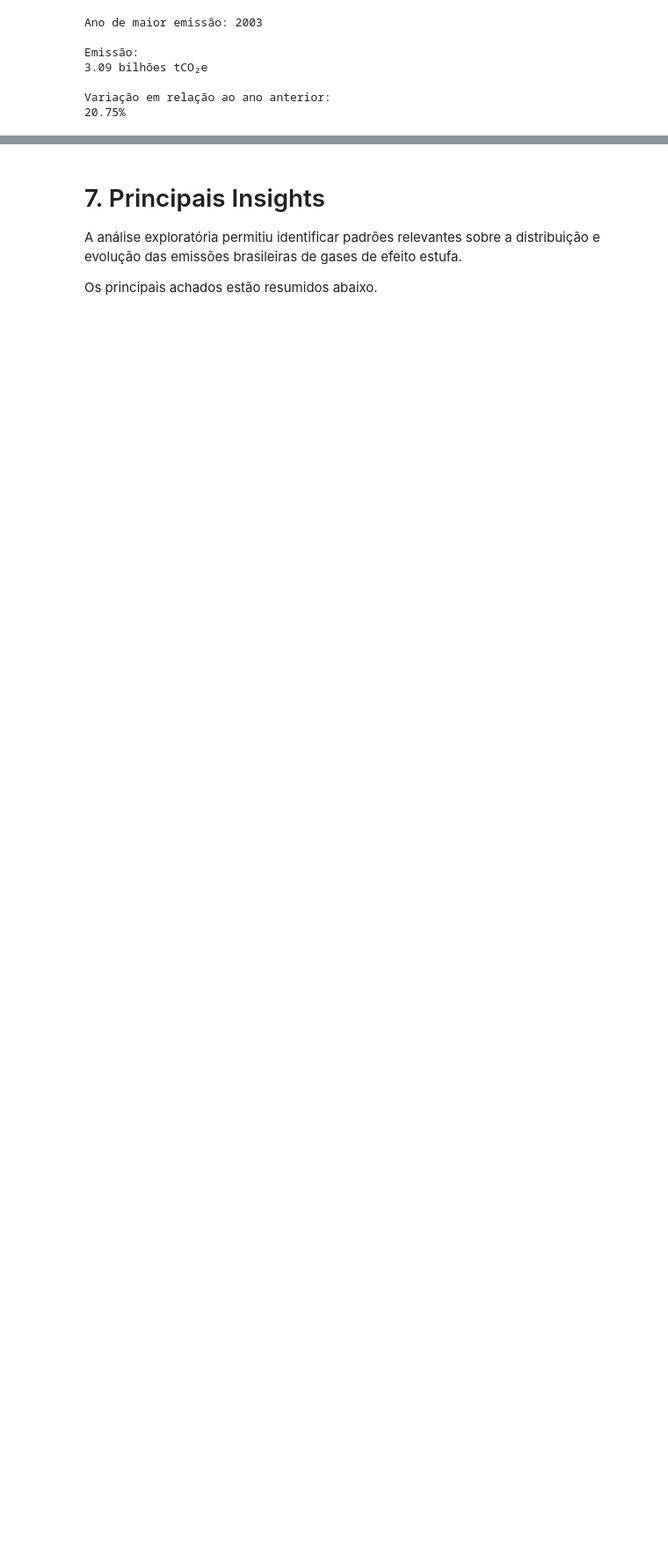
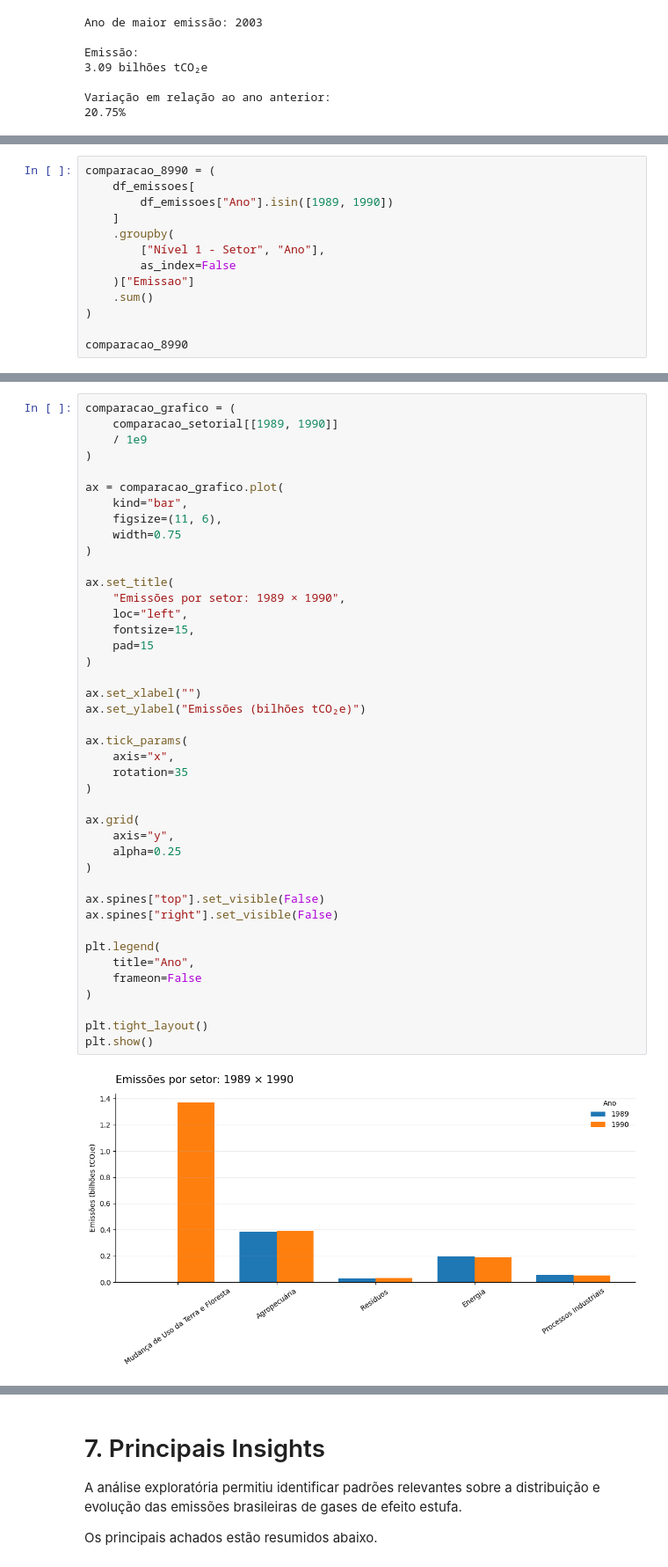
Before and after one commit to GustavoMedeiros601/brazil-ghg-emissions-analysis, a Jupyter notebook: notebook/02_exploratory_analysis.ipynb, the cells around one changed output, grey strips where cells are left out. Shown at 88% size. Saved outputs shown, nothing was run; the diff lists cells and outputs as text; blank space fills up the shorter version.

```diff
--- a/notebook/02_exploratory_analysis.ipynb
+++ b/notebook/02_exploratory_analysis.ipynb
@@ -721,0 +732,13 @@ A análise da evolução das emissões brasileiras permitiu identificar quatro p
+# %%
+comparacao_8990 = (
+    df_emissoes[
+        df_emissoes["Ano"].isin([1989, 1990])
+    ]
+    .groupby(
+        ["Nível 1 - Setor", "Ano"],
+        as_index=False
+    )["Emissao"]
+    .sum()
+)
+
+comparacao_8990
@@ -721,0 +787,44 @@ A análise da evolução das emissões brasileiras permitiu identificar quatro p
+# %%
+comparacao_grafico = (
+    comparacao_setorial[[1989, 1990]]
+    / 1e9
+)
+
+ax = comparacao_grafico.plot(
+    kind="bar",
+    figsize=(11, 6),
+    width=0.75
+)
+
+ax.set_title(
+    "Emissões por setor: 1989 × 1990",
+    loc="left",
+    fontsize=15,
+    pad=15
+)
+
+ax.set_xlabel("")
+ax.set_ylabel("Emissões (bilhões tCO₂e)")
+
+ax.tick_params(
+    axis="x",
+    rotation=35
+)
+
+ax.grid(
+    axis="y",
+    alpha=0.25
+)
+
+ax.spines["top"].set_visible(False)
+ax.spines["right"].set_visible(False)
+
+plt.legend(
+    title="Ano",
+    frameon=False
+)
+
+plt.tight_layout()
+plt.show()
+# %% [output]
+[figure, added]
```
Also changed, not shown: parts of 34 cells of this notebook.
